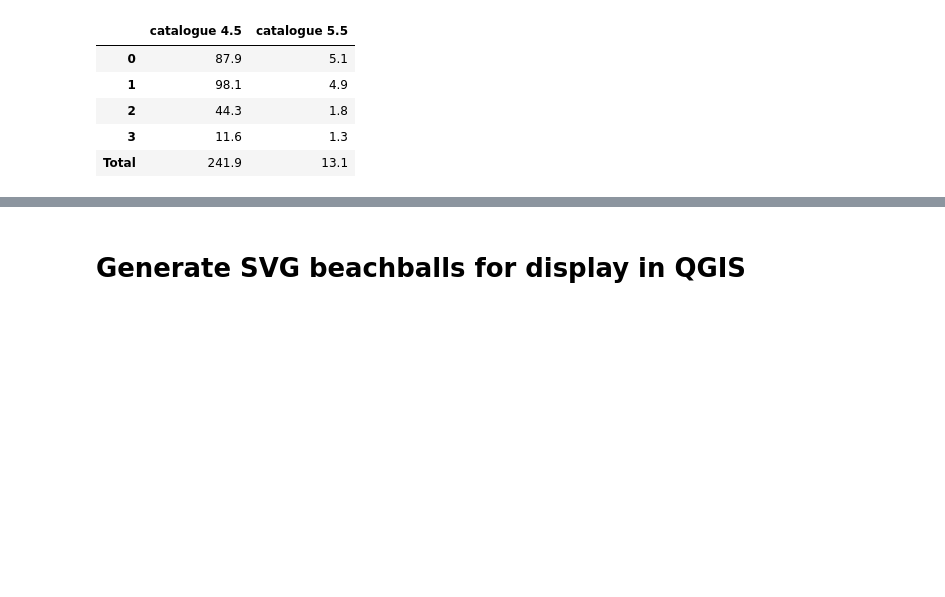
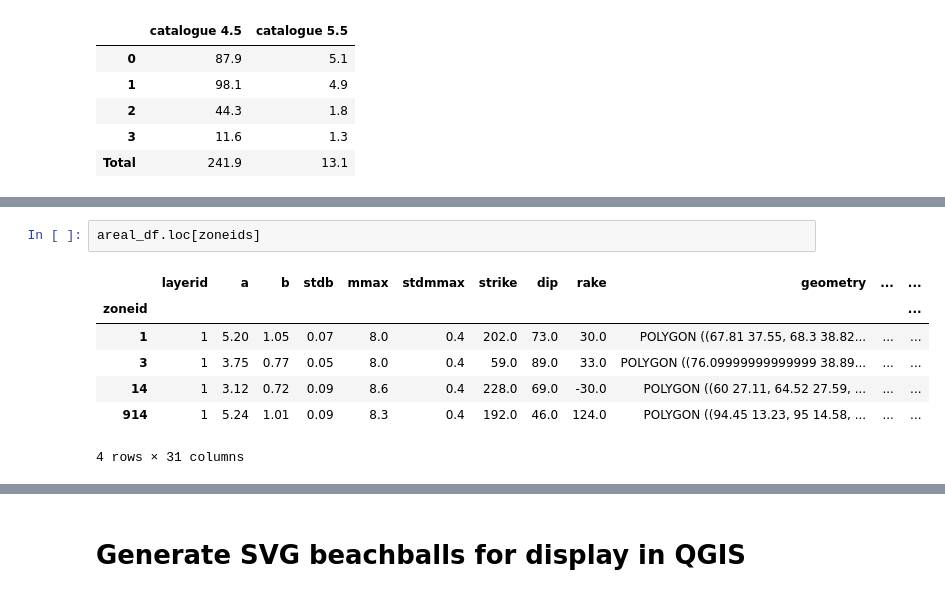
Before and after one commit to nackerley/indian-subcontinent-psha, a Jupyter notebook: Source Models/areal_source_models_nt2012.ipynb, the cells around one changed output, grey strips where cells are left out. Drawn from its saved outputs; the diff is of its cells as text; blank space fills up the shorter version.

```diff
--- a/Source Models/areal_source_models_nt2012.ipynb
+++ b/Source Models/areal_source_models_nt2012.ipynb
@@ -473,0 +616,10 @@ display(catalogue_activity_df)
+# %%
+areal_df.loc[zoneids]
+# %% [output]
+|  | layerid | a | b | stdb | mmax | stdmmax | strike | dip | rake | geometry | ... | ... |
+| zoneid |  |  |  |  |  |  |  |  |  |  |  | ... |
+| 1 | 1 | 5.20 | 1.05 | 0.07 | 8.0 | 0.4 | 202.0 | 73.0 | 30.0 | POLYGON ((67.81 37.55, 68.3 38.82... | ... | ... |
+| 3 | 1 | 3.75 | 0.77 | 0.05 | 8.0 | 0.4 | 59.0 | 89.0 | 33.0 | POLYGON ((76.09999999999999 38.89... | ... | ... |
+| 14 | 1 | 3.12 | 0.72 | 0.09 | 8.6 | 0.4 | 228.0 | 69.0 | -30.0 | POLYGON ((60 27.11, 64.52 27.59, ... | ... | ... |
+| 914 | 1 | 5.24 | 1.01 | 0.09 | 8.3 | 0.4 | 192.0 | 46.0 | 124.0 | POLYGON ((94.45 13.23, 95 14.58, ... | ... | ... |
+4 rows × 31 columns
```
Also changed, not shown: parts of 17 cells of this notebook.
